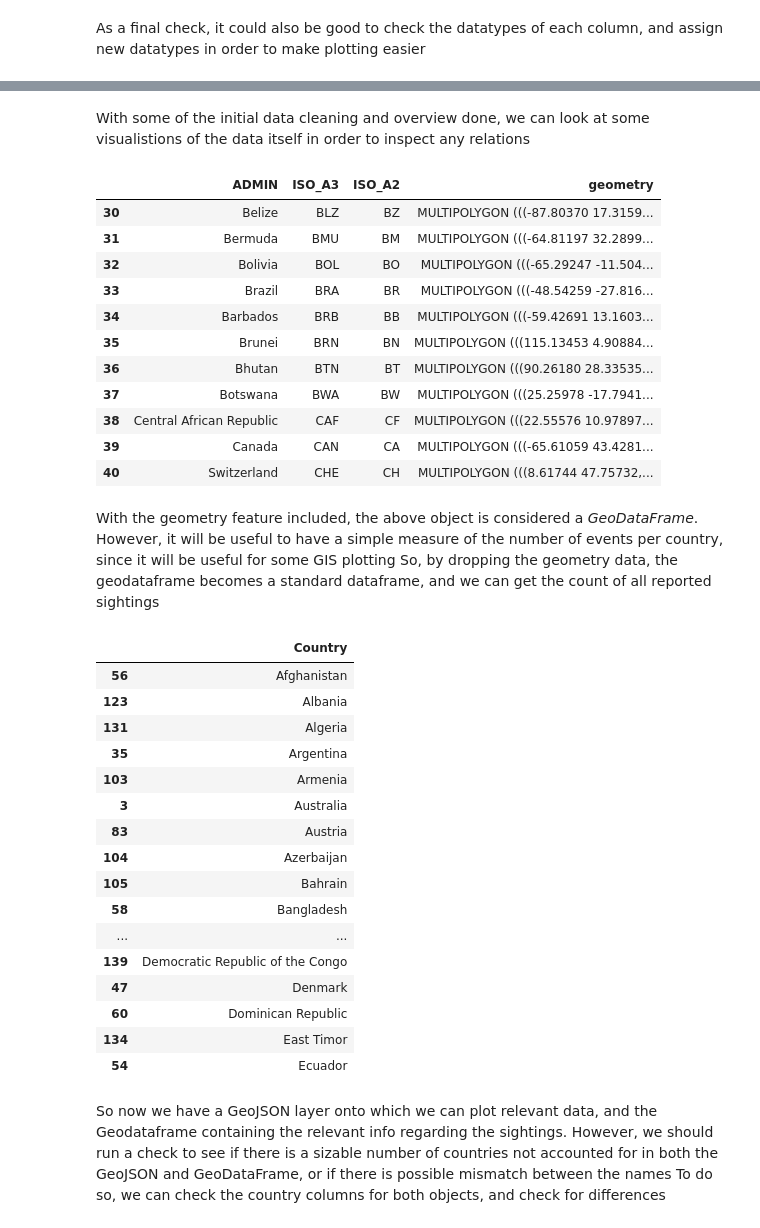
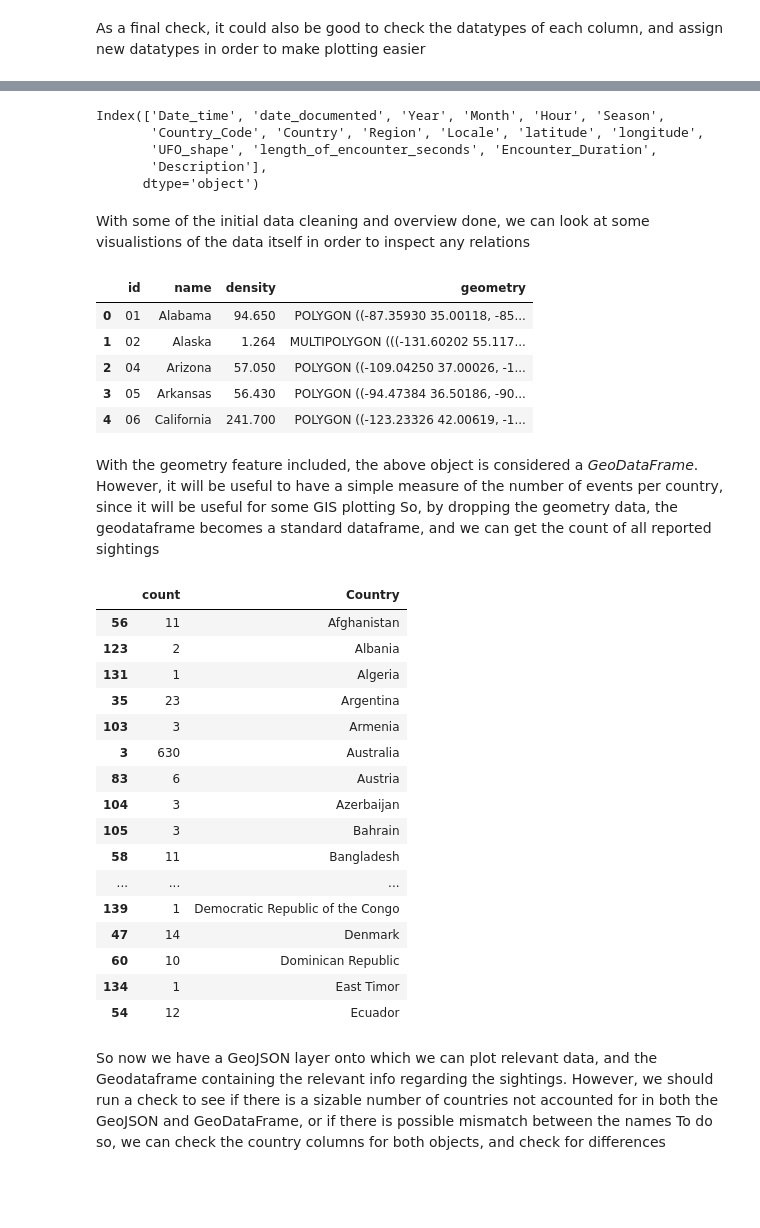
Before and after one commit to MattMacCollum/UFO-Sightings-Analysis, a Jupyter notebook: UFO_Notebook.ipynb, the cells around one changed output, grey strips where cells are left out. Saved outputs shown, nothing was run; the diff lists cells and outputs as text; code cells hidden in the pictures; blank space fills up the shorter version.

```diff
--- a/UFO_Notebook.ipynb
+++ b/UFO_Notebook.ipynb
@@ -144,30 +141,35 @@ df.head(5)
 | 2 | 1955-10-10 17:00:00 | 2008-01-21 | 1955 | 10 | 17 | Autumn | GBR | United Kingdom | England | ... |
 | 3 | 1956-10-10 21:00:00 | 2004-01-17 | 1956 | 10 | 21 | Autumn | USA | United States | Texas | ... |
 | 4 | 1960-10-10 20:00:00 | 2004-01-22 | 1960 | 10 | 20 | Autumn | USA | United States | Hawaii | ... |
+# %%
+df.columns
+# %% [output]
+Index(['Date_time', 'date_documented', 'Year', 'Month', 'Hour', 'Season',
+       'Country_Code', 'Country', 'Region', 'Locale', 'latitude', 'longitude',
+       'UFO_shape', 'length_of_encounter_seconds', 'Encounter_Duration',
+       'Description'],
+      dtype='object')
 # %% [markdown]
 With some of the initial data cleaning and overview done, we can look at some visualistions of the data itself in order to inspect any relations
 # %%
 geometry = geopandas.points_from_xy(df.longitude, df.latitude)
 geo_df = geopandas.GeoDataFrame(
-    df[["Year", "Month", "Season", "Country", "Region", "UFO_shape", "length_of_encounter_seconds", "latitude", "longitude"]], geometry=geometry, crs='epsg:4326'
+    df[["Year", "Month", "Season", "Country", "Region", "UFO_shape", "length_of_encounter_seconds", "latitude", "longitude", "Description"]], geometry=geometry, crs='epsg:4326'
 )
 
 
 geo_overlay = geopandas.read_file("countries.geojson")
 geo_overlay.loc[30:40,:]
+
+geo_overlay_US = geopandas.read_file("us-states.json")
+geo_overlay_US.head()
 # %% [output]
-|  | ADMIN | ISO_A3 | ISO_A2 | geometry |
-| 30 | Belize | BLZ | BZ | MULTIPOLYGON (((-87.80370 17.3159... |
-| 31 | Bermuda | BMU | BM | MULTIPOLYGON (((-64.81197 32.2899... |
-| 32 | Bolivia | BOL | BO | MULTIPOLYGON (((-65.29247 -11.504... |
-| 33 | Brazil | BRA | BR | MULTIPOLYGON (((-48.54259 -27.816... |
-| 34 | Barbados | BRB | BB | MULTIPOLYGON (((-59.42691 13.1603... |
-| 35 | Brunei | BRN | BN | MULTIPOLYGON (((115.13453 4.90884... |
-| 36 | Bhutan | BTN | BT | MULTIPOLYGON (((90.26180 28.33535... |
-| 37 | Botswana | BWA | BW | MULTIPOLYGON (((25.25978 -17.7941... |
-| 38 | Central African Republic | CAF | CF | MULTIPOLYGON (((22.55576 10.97897... |
-| 39 | Canada | CAN | CA | MULTIPOLYGON (((-65.61059 43.4281... |
-| 40 | Switzerland | CHE | CH | MULTIPOLYGON (((8.61744 47.75732,... |
+|  | id | name | density | geometry |
+| 0 | 01 | Alabama | 94.650 | POLYGON ((-87.35930 35.00118, -85... |
+| 1 | 02 | Alaska | 1.264 | MULTIPOLYGON (((-131.60202 55.117... |
+| 2 | 04 | Arizona | 57.050 | POLYGON ((-109.04250 37.00026, -1... |
+| 3 | 05 | Arkansas | 56.430 | POLYGON ((-94.47384 36.50186, -90... |
+| 4 | 06 | California | 241.700 | POLYGON ((-123.23326 42.00619, -1... |
 # %% [markdown]
 With the geometry feature included, the above object is considered a *GeoDataFrame*. However, it will be useful to have a simple measure of the number of events per country, since it will be useful for some GIS plotting
 So, by dropping the geometry data, the geodataframe becomes a standard dataframe, and we can get the count of all reported sightings
@@ -185,23 +187,23 @@ counts = counts.sort_values(by=['Country'])
 
 counts.head(40)
 # %% [output]
-|  | Country |
-| 56 | Afghanistan |
-| 123 | Albania |
-| 131 | Algeria |
-| 35 | Argentina |
-| 103 | Armenia |
-| 3 | Australia |
-| 83 | Austria |
-| 104 | Azerbaijan |
-| 105 | Bahrain |
-| 58 | Bangladesh |
-| ... | ... |
-| 139 | Democratic Republic of the Congo |
-| 47 | Denmark |
-| 60 | Dominican Republic |
-| 134 | East Timor |
-| 54 | Ecuador |
+|  | count | Country |
+| 56 | 11 | Afghanistan |
+| 123 | 2 | Albania |
+| 131 | 1 | Algeria |
+| 35 | 23 | Argentina |
+| 103 | 3 | Armenia |
+| 3 | 630 | Australia |
+| 83 | 6 | Austria |
+| 104 | 3 | Azerbaijan |
+| 105 | 3 | Bahrain |
+| 58 | 11 | Bangladesh |
+| ... | ... | ... |
+| 139 | 1 | Democratic Republic of the Congo |
+| 47 | 14 | Denmark |
+| 60 | 10 | Dominican Republic |
+| 134 | 1 | East Timor |
+| 54 | 12 | Ecuador |
 # %% [markdown]
 So now we have a GeoJSON layer onto which we can plot relevant data, and the Geodataframe containing the relevant info regarding the sightings. However, we should run a check to see if there is a sizable number of countries not accounted for in both the GeoJSON and GeoDataFrame, or if there is possible mismatch between the names
 To do so, we can check the country columns for both objects, and check for differences
```
Also changed, not shown: parts of 18 cells of this notebook.
